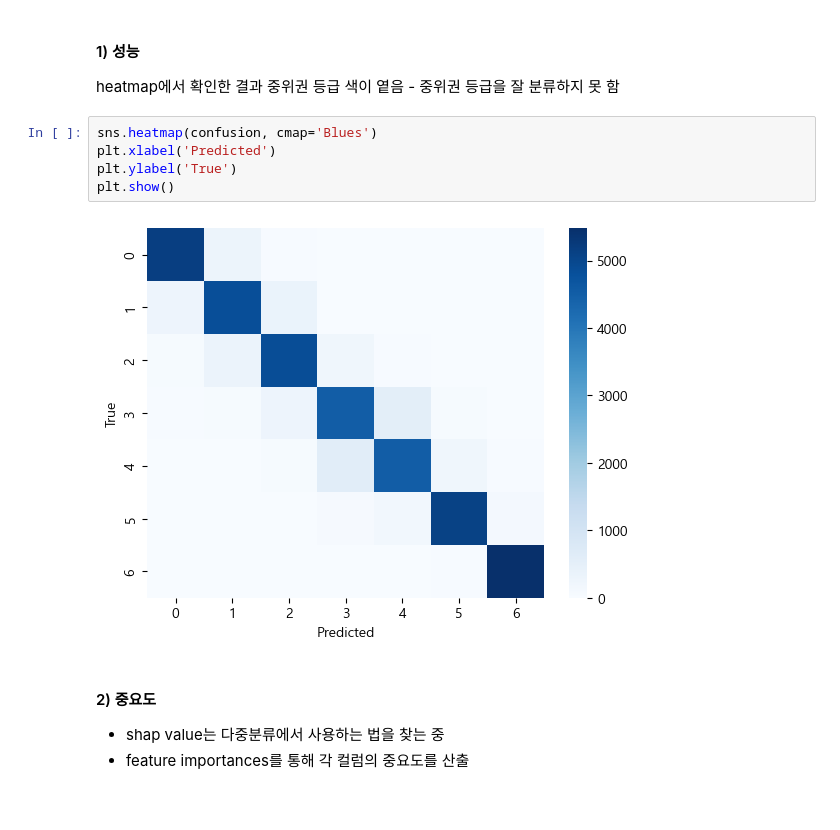
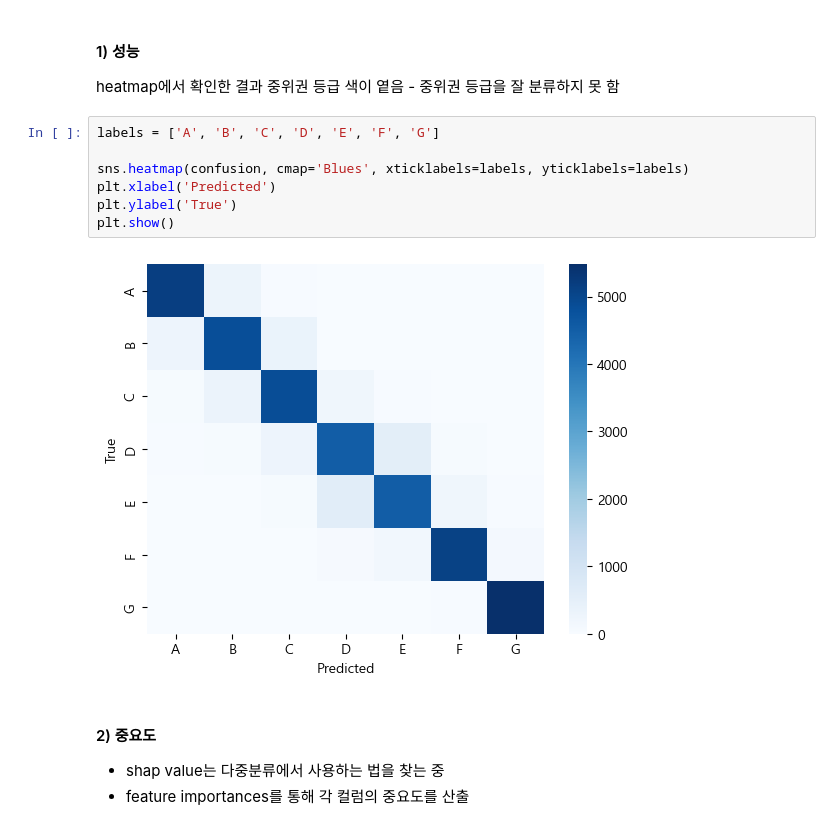
Before and after one commit to persuade39/project, a Jupyter notebook: EDA_preprocessing copy.ipynb, the cells around one changed output. Saved outputs shown, nothing was run; the diff lists cells and outputs as text.

```diff
--- a/EDA_preprocessing copy.ipynb
+++ b/EDA_preprocessing copy.ipynb
@@ -492,12 +492,14 @@ array([[5169,  312,   23,    3,    4,    0,    0],
 
 heatmap에서 확인한 결과 중위권 등급 색이 옅음 - 중위권 등급을 잘 분류하지 못 함
 # %%
-sns.heatmap(confusion, cmap='Blues')
+labels = ['A', 'B', 'C', 'D', 'E', 'F', 'G']
+
+sns.heatmap(confusion, cmap='Blues', xticklabels=labels, yticklabels=labels)
 plt.xlabel('Predicted')
 plt.ylabel('True')
 plt.show()
 # %% [output]
-[figure, old version]
+[figure, new version]
 # %% [markdown]
 #### 2) 중요도
 
```
Also changed, not shown: parts of 1 cell of this notebook.
